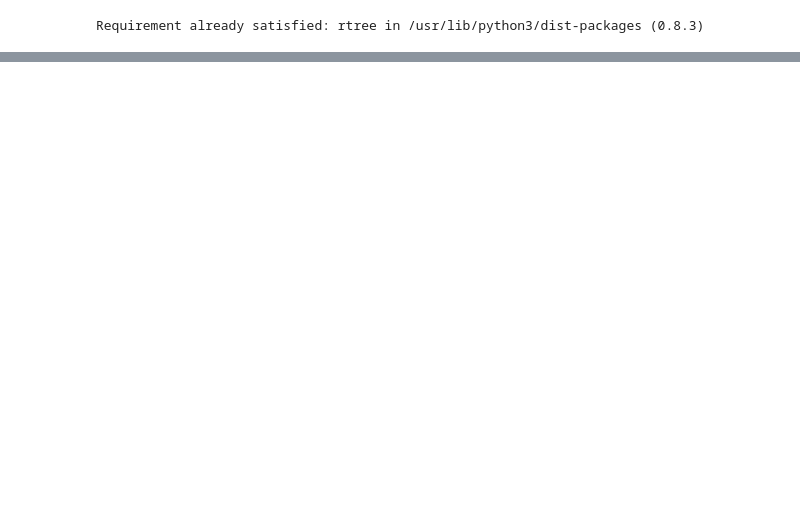
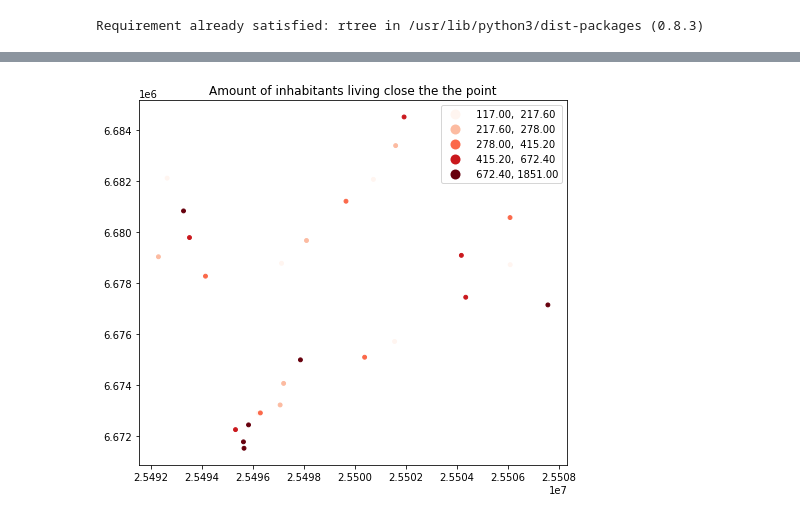
Before and after one commit to SergeyShchus/Automatic_GIS, a Jupyter notebook: Notebook/Geopandas/Spatial_join.ipynb, the cells around one changed output, grey strips where cells are left out. Drawn from its saved outputs; the diff is of its cells as text; code cells hidden in the pictures; blank space fills up the shorter version.

```diff
--- a/Notebook/Geopandas/Spatial_join.ipynb
+++ b/Notebook/Geopandas/Spatial_join.ipynb
@@ -213,0 +261,14 @@ ImportError: ignored
+# %%
+# Create a figure with one subplot
+fig, ax = plt.subplots(figsize=(10,6))
+
+# Plot the points with population info
+join.plot(ax=ax, column='pop18', cmap="Reds", markersize=15, scheme='quantiles', legend=True);
+
+# Add title
+plt.title("Amount of inhabitants living close the the point");
+
+# Remove white space around the figure
+plt.tight_layout()
+# %% [output]
+[figure, added]
```
Also changed, not shown: parts of 10 cells of this notebook.
